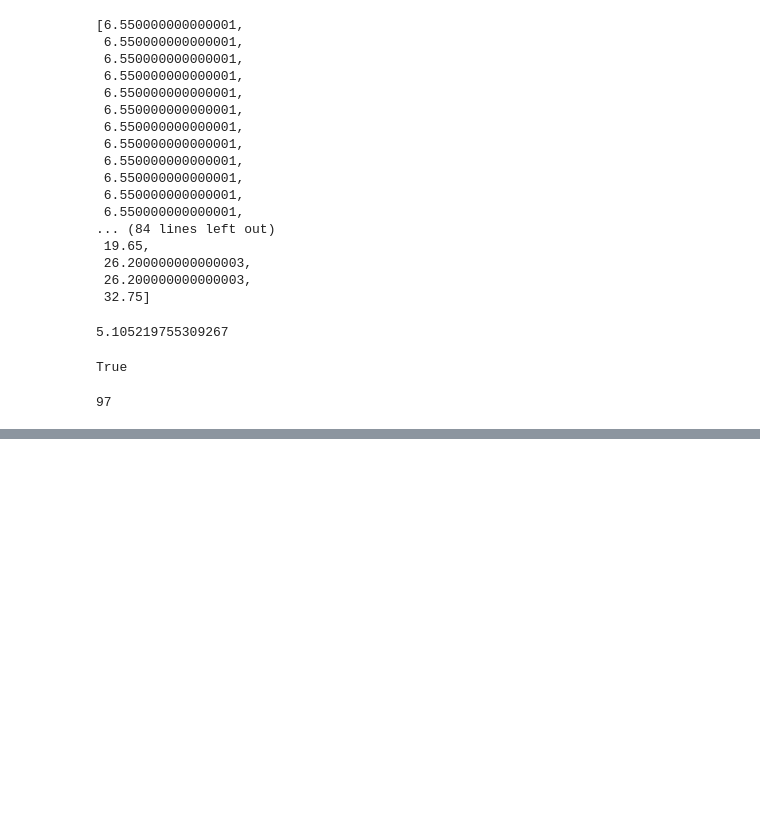
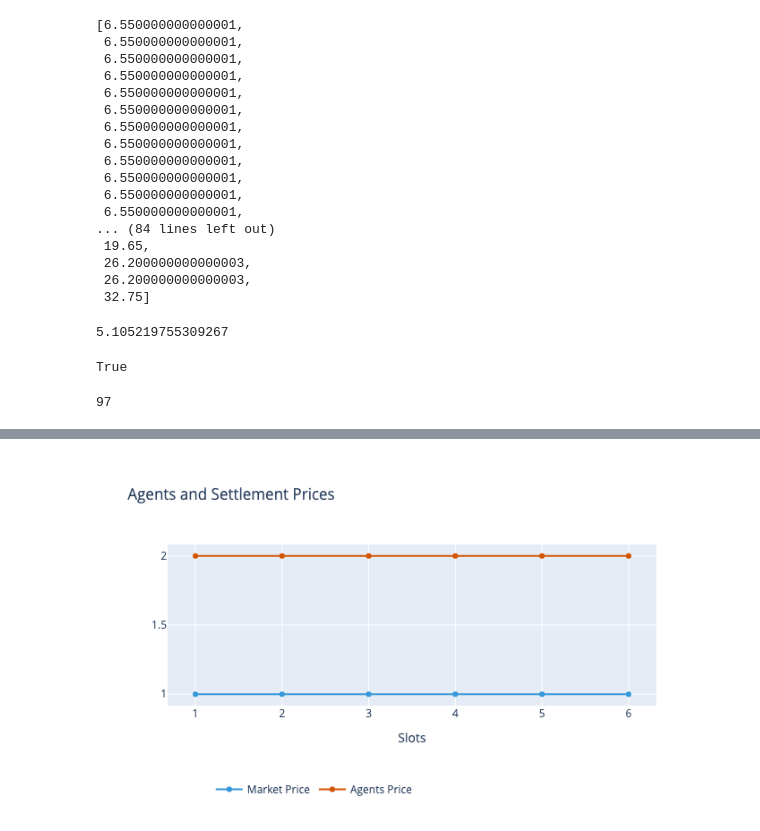
Before and after one commit to jlp237/MA-VPP-RL-bidding, a Jupyter notebook: archive/Archive.ipynb, the cells around one changed output, grey strips where cells are left out. Saved outputs shown, nothing was run; the diff lists cells and outputs as text; code cells hidden in the pictures; blank space fills up the shorter version.

```diff
--- a/archive/Archive.ipynb
+++ b/archive/Archive.ipynb
@@ -1626,0 +1693,10 @@ not_delivered_capacity
+# %%
+import plotly.graph_objects as go
+
+
+price_plot = go.Figure()
+price_plot.add_trace(go.Scatter(x=list(range(1,7)), y=[1,1,1,1,1,1], line_color="#3498DB", name="Market Price"))
+price_plot.add_trace(go.Scatter(x=list(range(1,7)), y=[2,2,2,2,2,2], line_color="#D35400", name="Agents Price" ))
+price_plot.update_layout(width=300, height=400, title="Agents and Settlement Prices", xaxis_title="Slots", legend=dict(orientation="h",yanchor="bottom", y=-0.6, xanchor="center", x=0.3, title=""))
+# %% [output]
+[figure, added]
```
Also changed, not shown: parts of 7 cells of this notebook, 14 other files.
